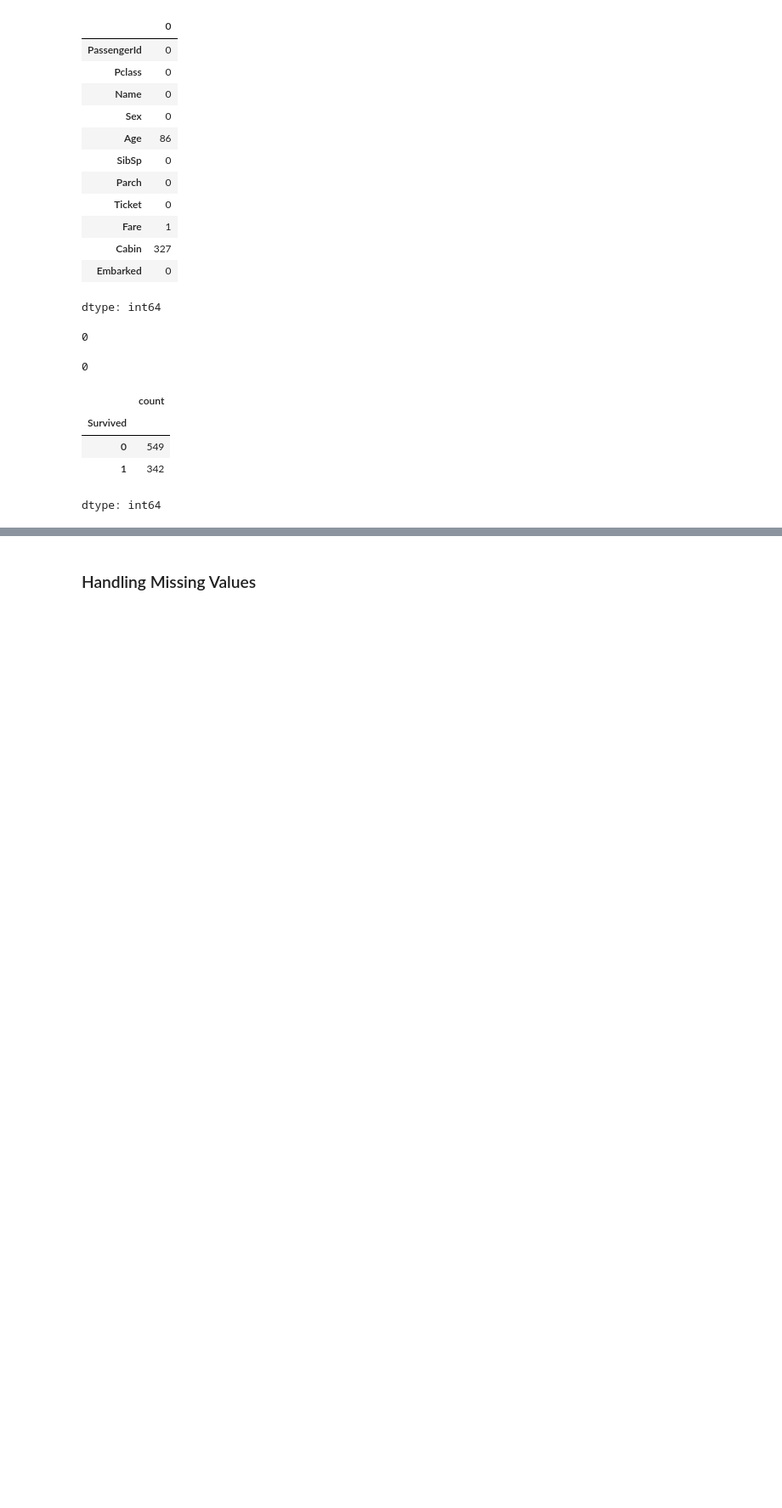
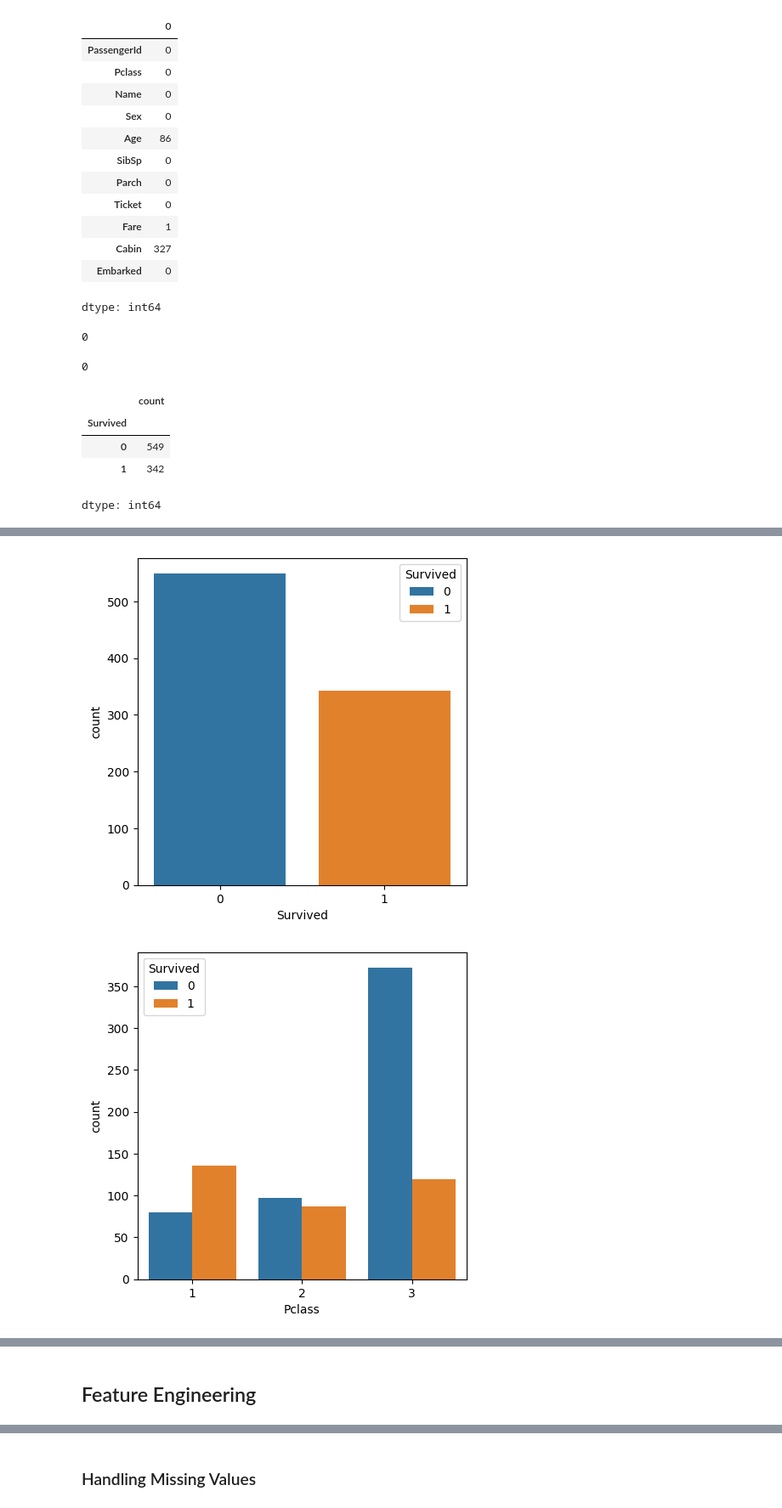
Before and after one commit to machiwao/ml-development, a Jupyter notebook: kaggle_Titanic.ipynb, the cells around one changed output, grey strips where cells are left out. Shown at 85% size. Drawn from its saved outputs; the diff is of its cells as text; code cells hidden in the pictures; blank space fills up the shorter version.

```diff
--- a/kaggle_Titanic.ipynb
+++ b/kaggle_Titanic.ipynb
@@ -151,0 +189,7 @@ dtype: int64
+# %%
+for label in categorical_cols:
+    plt.figure(figsize=(5, 5))
+    sns.countplot(data=df, x=label, hue='Survived')
+# %% [output]
+[figure, added]
+[figure, added]
@@ -151,0 +198,2 @@ dtype: int64
+# %% [markdown]
+## Feature Engineering
```
Also changed, not shown: parts of 54 cells of this notebook.
